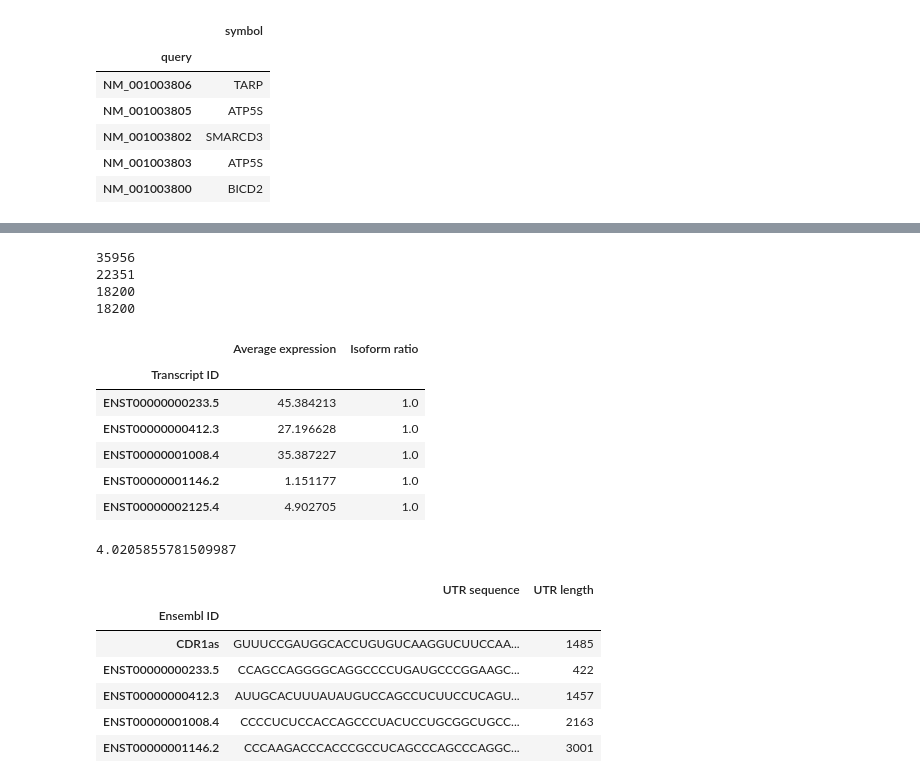
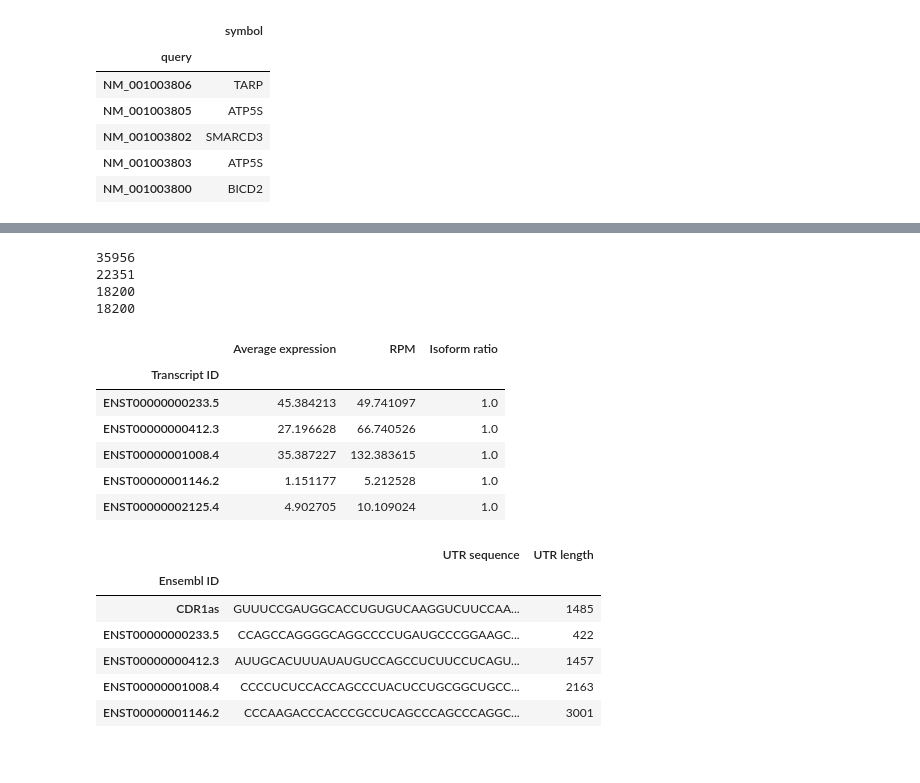
Before and after one commit to kslin/miRNA_models, a Jupyter notebook: Analysis.ipynb, the cells around one changed output, grey strips where cells are left out. Drawn from its saved outputs; the diff is of its cells as text; code cells hidden in the pictures.

Commit message:
large commit - using Seans data

```diff
--- a/Analysis.ipynb
+++ b/Analysis.ipynb
@@ -584,11 +583,11 @@ test accuracy 0.944907
 # %%
 import pandas as pd
 
-LOGFC_FILE1 = '../data/Supplementary1.csv'
-LOGFC_FILE2 = '../data/Supplementary2.csv'
-GENE_FILE = '../data/Gene_info.txt'
-SEED_FILE = '../data/seed_dict.csv'
-SEQ_FILE = '../data/seq_dict.csv'
+LOGFC_FILE1 = '../data/meta_data/Supplementary1.csv'
+LOGFC_FILE2 = '../data/meta_data/Supplementary2.csv'
+GENE_FILE = '../data/meta_data/Gene_info.txt'
+SEED_FILE = '../data/meta_data/seed_dict.csv'
+SEQ_FILE = '../data/meta_data/seq_dict.csv'
 
 def rev_comp(seq):
     """Get the reverse complement of a given RNA sequence"""
@@ -631,7 +630,7 @@ SEQ_INFO.head()
 | UUUGGAA | 1595297394 | UUUUGGAACAGUCUUUCCGAAAAA |
 | UUGGAAC | 1595297399 | UUUGGAACAGUCUUUCCGAAAAAA |
 # %%
-refseq_gene = pd.read_csv('../../05_TargetPrediction/data/refseq_gene.txt',sep='\t').set_index('query')
+refseq_gene = pd.read_csv('../data/meta_data/refseq_gene.txt',sep='\t').set_index('query')
 print(len(GENE_INFO))
 refseq_gene.head()
 # %% [output]
@@ -656,32 +645,28 @@ GENE_INFO.head()
 # %%
-expression = pd.read_csv('../../05_TargetPrediction/data/GSE52530_HeLa.expData.qn.txt.gz',sep='\t')[['#geneID','geneLen','Puc19_1,Puc19_2']]
+expression = pd.read_csv('../data/meta_data/GSE52530_HeLa.expData.qn.txt.gz',sep='\t')[['#geneID','geneLen','Puc19_1,Puc19_2']]
 expression['Average expression'] = [np.mean([float(x) for x in exp.split(',')]) for exp in list(expression['Puc19_1,Puc19_2'])]
-# expression['RPM'] = (expression['Average expression'] * expression['geneLen'])/ 1000.0
+expression['RPM'] = (expression['Average expression'] * expression['geneLen'])/ 1000.0
 expression = expression.drop(['geneLen','Puc19_1,Puc19_2'],1)
 
 expression['Gene symbol'] = list(refseq_gene.loc[expression['#geneID']]['symbol'])
 print(len(expression))
 expression = expression.dropna().groupby('Gene symbol').agg(np.nanmean)
 print(len(expression))
 expression = pd.concat([expression, GENE_INFO], axis=1, join='inner')
 print(len(expression))
 expression = expression.reset_index().groupby('Transcript ID').first().drop('Gene symbol',1)
 print(len(expression))
 expression.head()
 # %% [output]
 35956
 22351
 18200
 18200
-|  | Average expression | Isoform ratio |
-| Transcript ID |  |  |
-| ENST00000000233.5 | 45.384213 | 1.0 |
-| ENST00000000412.3 | 27.196628 | 1.0 |
-| ENST00000001008.4 | 35.387227 | 1.0 |
-| ENST00000001146.2 | 1.151177 | 1.0 |
-| ENST00000002125.4 | 4.902705 | 1.0 |
+|  | Average expression | RPM | Isoform ratio |
+| Transcript ID |  |  |  |
+| ENST00000000233.5 | 45.384213 | 49.741097 | 1.0 |
+| ENST00000000412.3 | 27.196628 | 66.740526 | 1.0 |
+| ENST00000001008.4 | 35.387227 | 132.383615 | 1.0 |
+| ENST00000001146.2 | 1.151177 | 5.212528 | 1.0 |
+| ENST00000002125.4 | 4.902705 | 10.109024 | 1.0 |
-# %%
-np.percentile(expression['Average expression'], 60)
-# %% [output]
-4.0205855781509987
 # %%
```
Also changed, not shown: parts of 12 cells of this notebook, 9 other files.
